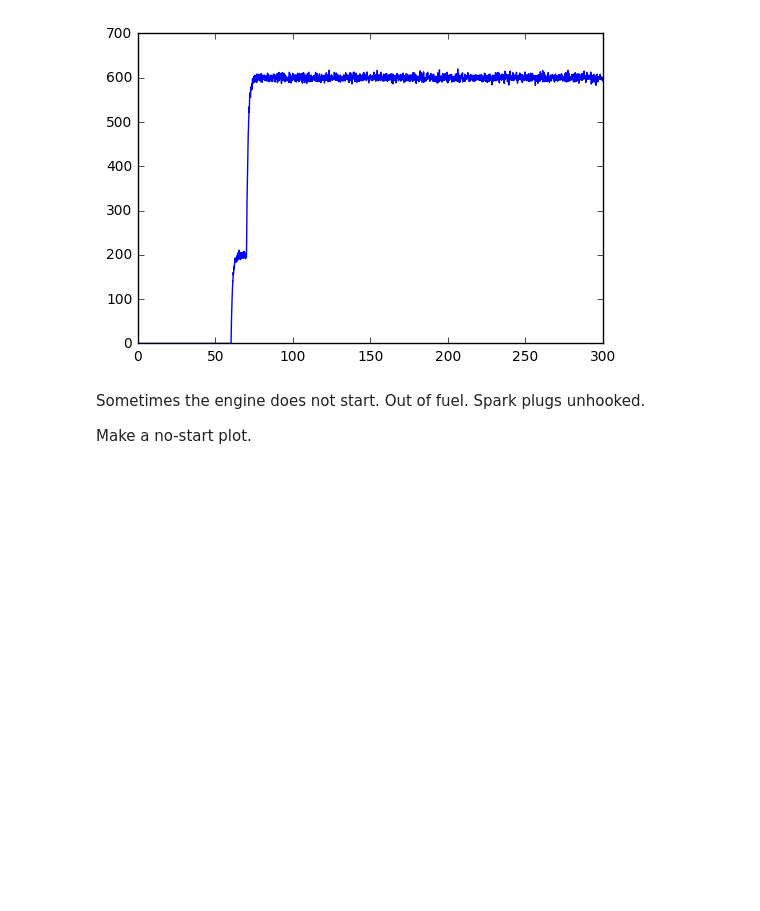
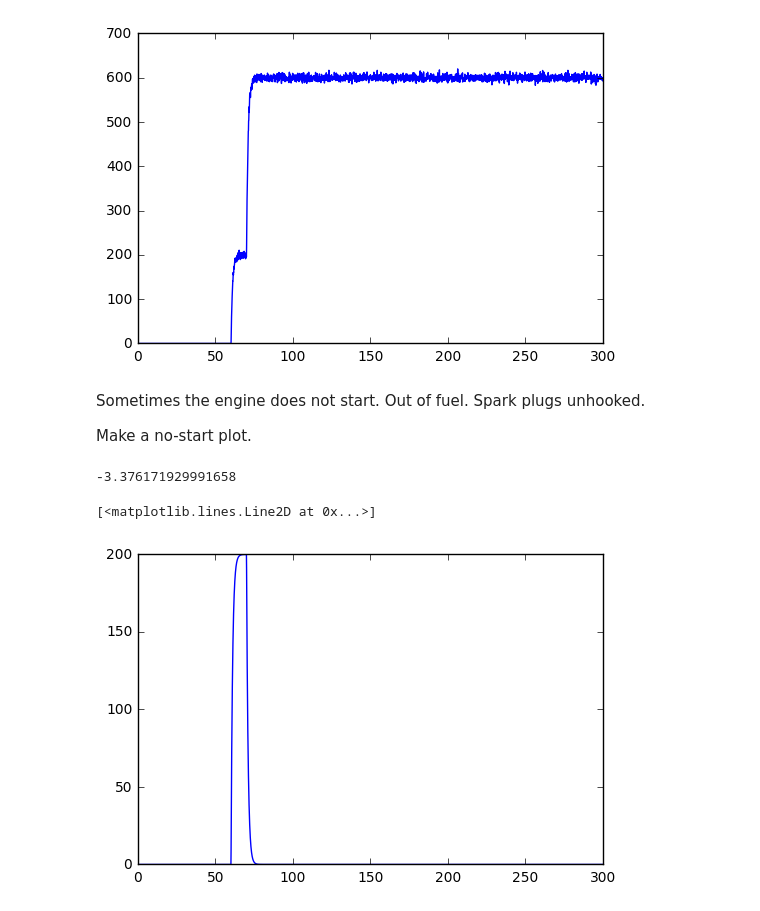
Before and after one commit to dapperfu/NeuralNetWork, a Jupyter notebook: Start_Classifier/01 - Generate Start Data.ipynb, the cells around one changed output. Drawn from its saved outputs; the diff is of its cells as text; code cells hidden in the pictures; blank space fills up the shorter version.

```diff
--- a/Start_Classifier/01 - Generate Start Data.ipynb
+++ b/Start_Classifier/01 - Generate Start Data.ipynb
@@ -74,8 +74,11 @@ plt.plot(T,yout)
 # %%
 def good_start(T):
     # Simulate a good start.
+    U = np.zeros(T.shape)
+    U[(T>60)]=crank_speed
+    U[(T>70)]=idle_speed
+
     yout, T, xout = lsim(sys1, U=U, T=T)
-
     N = np.random.normal(0, 5, yout.shape)
     yout[U>0]+=N[U>0]
     return yout
@@ -95,8 +95,18 @@ def randf(min = 0, max = 1):
+# %%
+np.random.uniform(-5, 5)
+# %% [output]
+-3.376171929991658
 # %%
-def good_start(T):
+def no_start(T):
     # Simulate a good start.
+    U = np.zeros(T.shape)
+    U[(T>60)]=crank_speed
+    U[(T>70)]=0
     yout, T, xout = lsim(sys1, U=U, T=T)
-
-    N = np.random.normal(0, 5, yout.shape)
-    yout[U>0]+=N[U>0]
     return yout
+# %%
+yout = no_start(T)
+plt.plot(T,yout)
+# %% [output]
+[<matplotlib.lines.Line2D at 0x...>]
+[figure, added]
```
Also changed, not shown: parts of 1 cell of this notebook.
